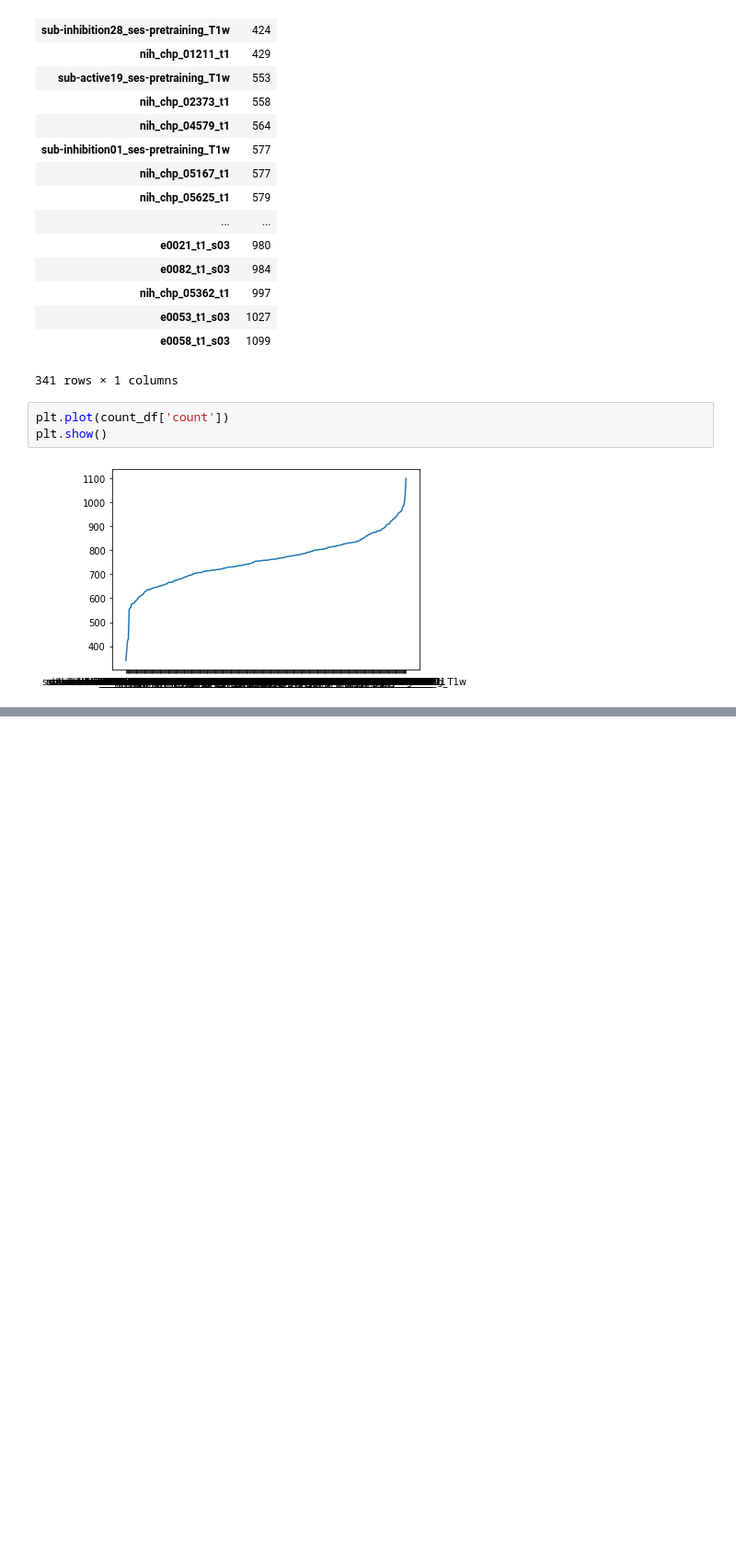
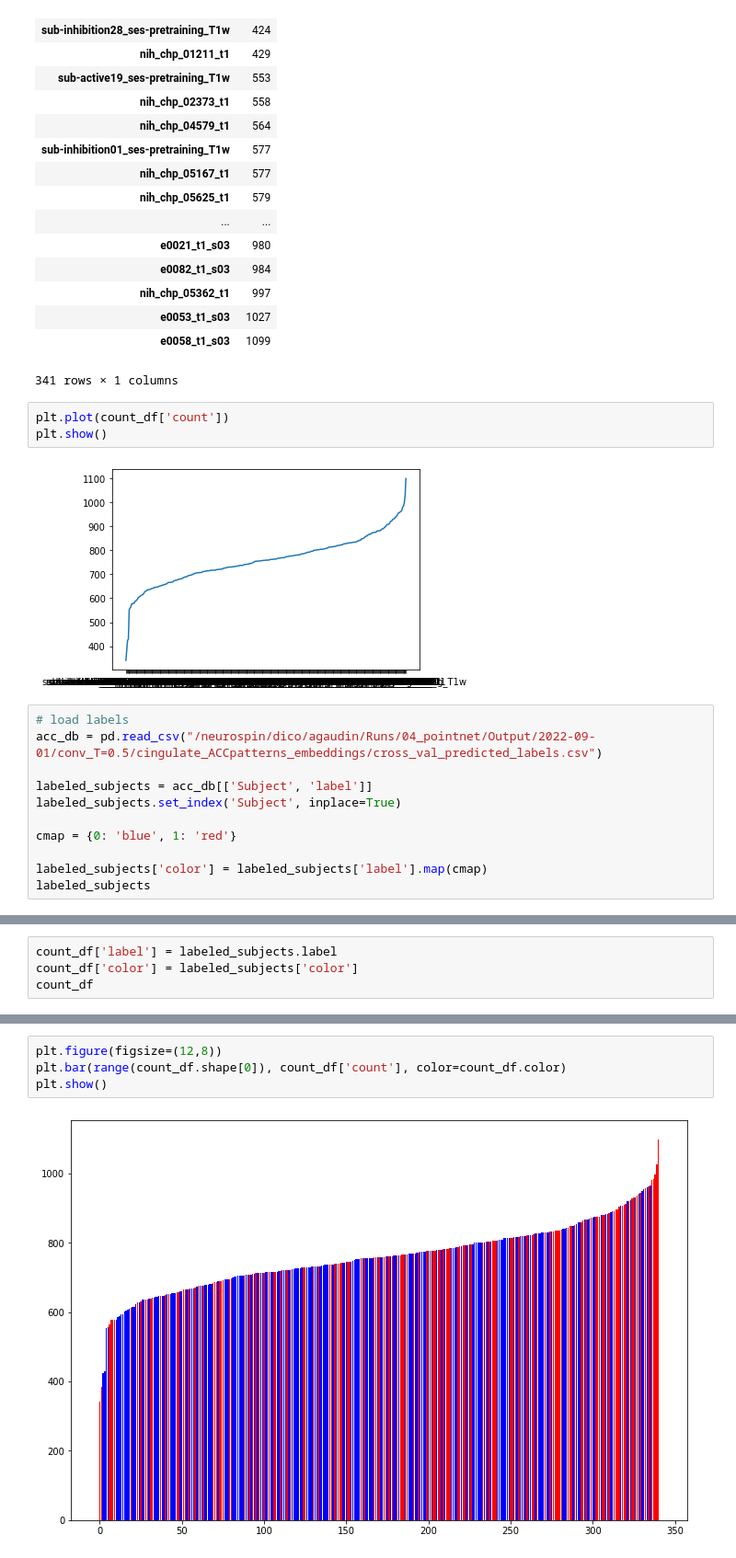
Before and after one commit to neurospin-projects/2023_agaudin_jchavas_folding_supervised, a Jupyter notebook: contrastive/notebooks/count_voxels.ipynb, the cells around one changed output, grey strips where cells are left out. Shown at 92% size. Drawn from its saved outputs; the diff is of its cells as text; blank space fills up the shorter version.

```diff
--- a/contrastive/notebooks/count_voxels.ipynb
+++ b/contrastive/notebooks/count_voxels.ipynb
@@ -445,3 +472,14 @@ plt.plot(count_df['count'])
 plt.show()
 # %% [output]
 [figure]
+# %%
+# load labels
+acc_db = pd.read_csv("/neurospin/dico/agaudin/Runs/04_pointnet/Output/2022-09-01/conv_T=0.5/cingulate_ACCpatterns_embeddings/cross_val_predicted_labels.csv")
+
+labeled_subjects = acc_db[['Subject', 'label']]
+labeled_subjects.set_index('Subject', inplace=True)
+
+cmap = {0: 'blue', 1: 'red'}
+
+labeled_subjects['color'] = labeled_subjects['label'].map(cmap)
+labeled_subjects
@@ -447,0 +511,4 @@ plt.show()
+# %%
+count_df['label'] = labeled_subjects.label
+count_df['color'] = labeled_subjects['color']
+count_df
@@ -447,0 +534,6 @@ plt.show()
+# %%
+plt.figure(figsize=(12,8))
+plt.bar(range(count_df.shape[0]), count_df['count'], color=count_df.color)
+plt.show()
+# %% [output]
+[figure, added]
```
Also changed, not shown: parts of 10 cells of this notebook, 7 other files.
